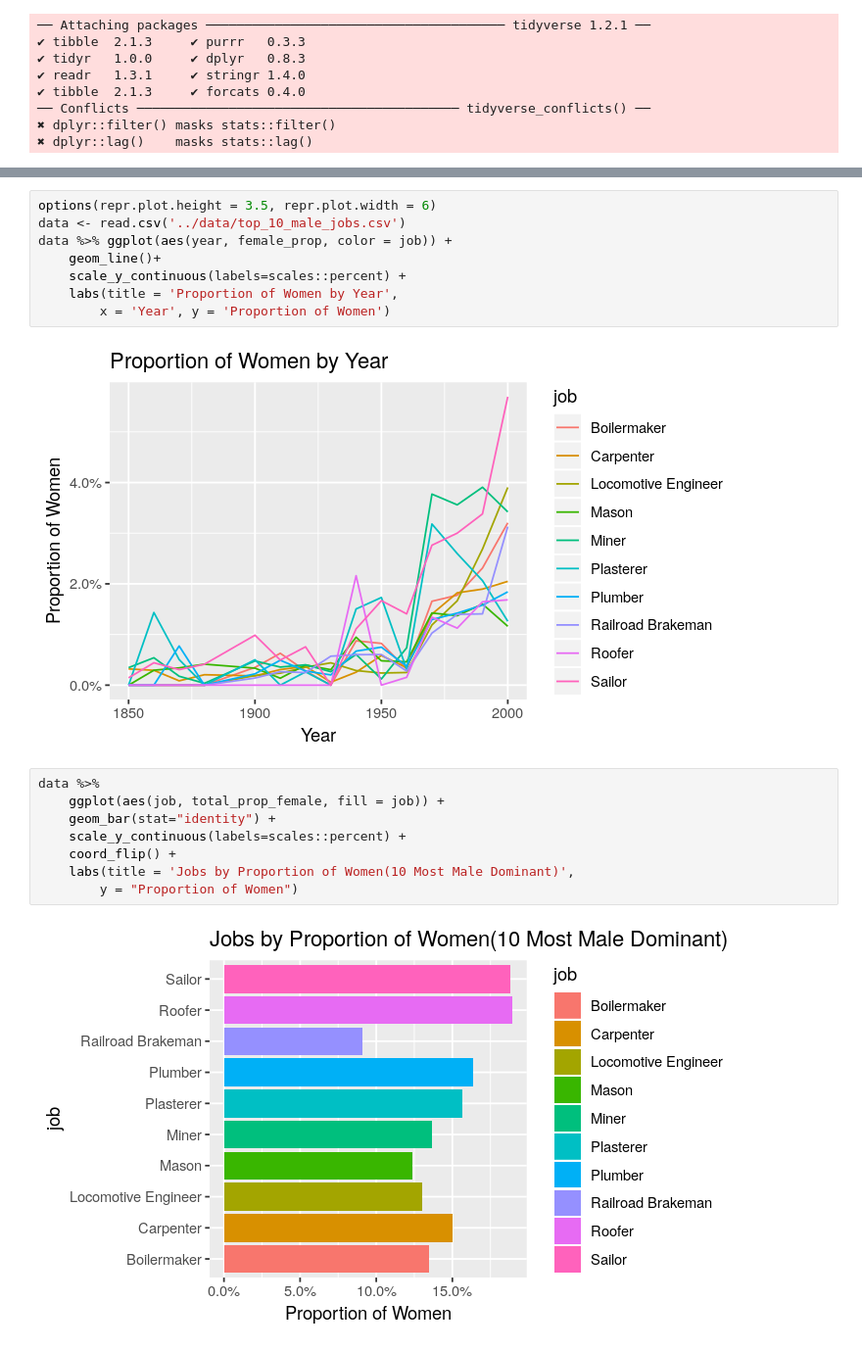
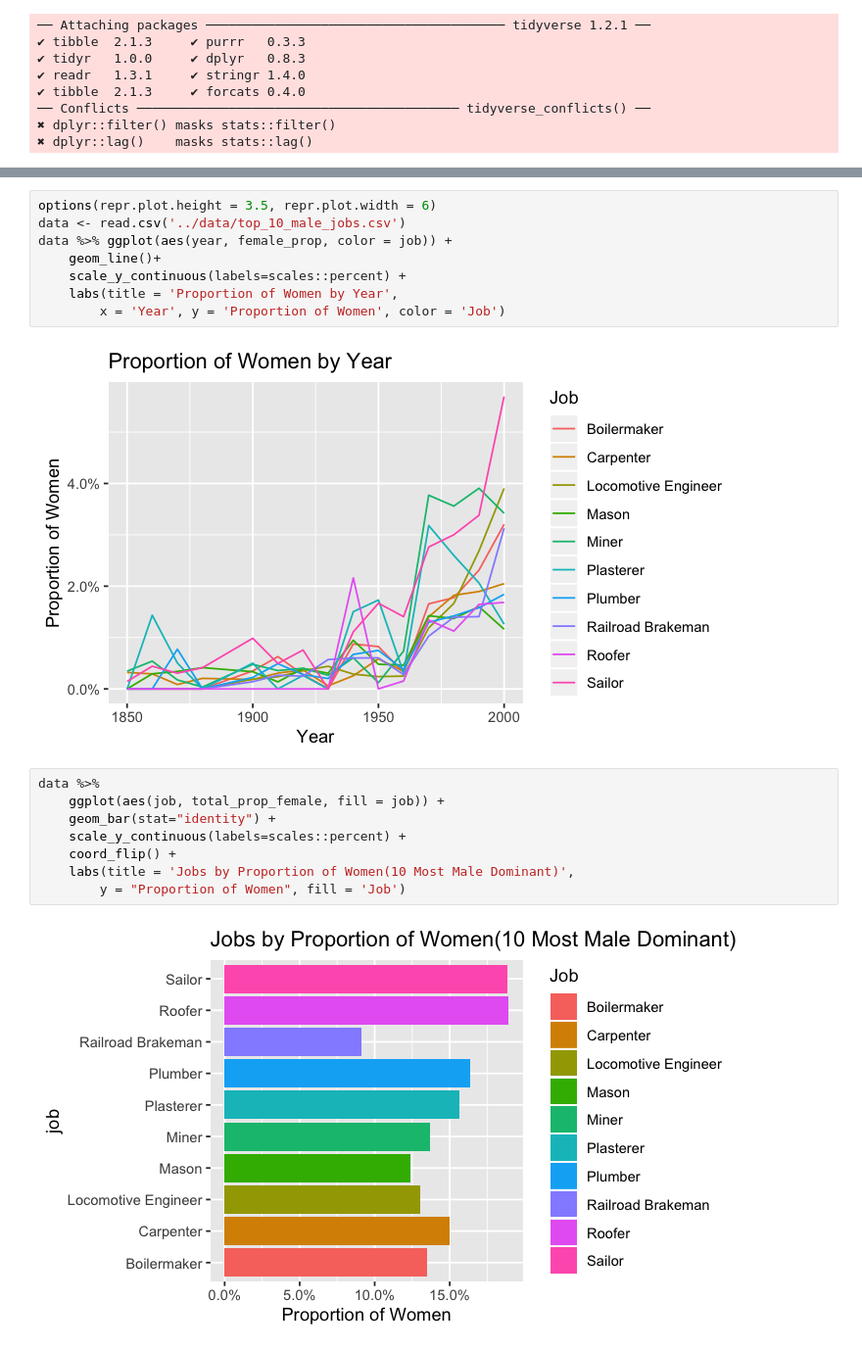
Before and after one commit to UBC-MDS/DSCI532_Group210_R, a Jupyter notebook: src/figure_3_4_wrangling_r.ipynb, the cells around one changed output, grey strips where cells are left out. Shown: that part at 98% size. Drawn from its saved outputs; the diff is of its cells as text.

```diff
--- a/src/figure_3_4_wrangling_r.ipynb
+++ b/src/figure_3_4_wrangling_r.ipynb
@@ -29,16 +26,16 @@ data %>% ggplot(aes(year, female_prop, color = job)) +
     geom_line()+
     scale_y_continuous(labels=scales::percent) +
     labs(title = 'Proportion of Women by Year',
-        x = 'Year', y = 'Proportion of Women')
+        x = 'Year', y = 'Proportion of Women', color = 'Job')
 # %% [output]
-[figure, old version]
+[figure, new version]
 # %%
 data %>%
     ggplot(aes(job, total_prop_female, fill = job)) +
     geom_bar(stat="identity") +
     scale_y_continuous(labels=scales::percent) +
     coord_flip() +
     labs(title = 'Jobs by Proportion of Women(10 Most Male Dominant)',
-        y = "Proportion of Women")
+        y = "Proportion of Women", fill = 'Job')
 # %% [output]
-[figure, old version]
+[figure, new version]
```
Also changed, not shown: parts of 1 cell of this notebook.
